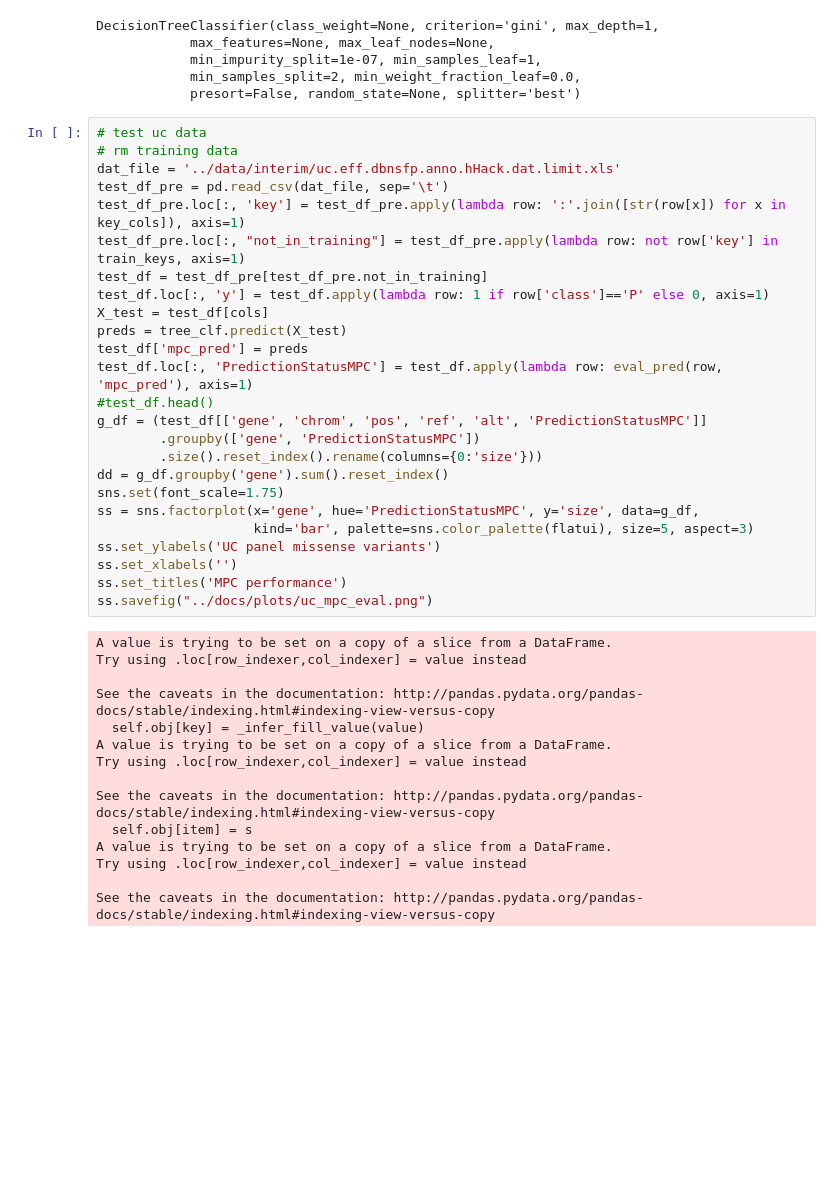
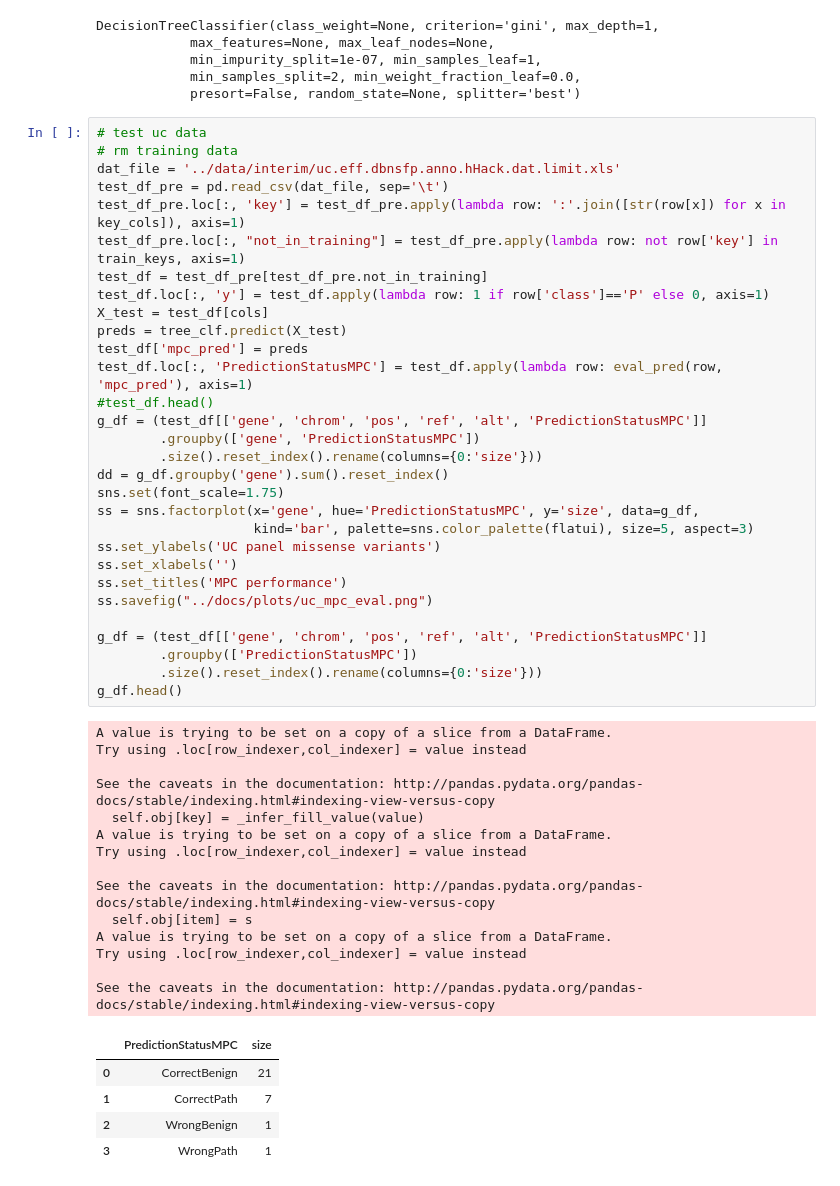
Before and after one commit to samesense/pathopredictor, a Jupyter notebook: notebooks/mpc-eval.ipynb, the cells around one changed output. Drawn from its saved outputs; the diff is of its cells as text; blank space fills up the shorter version.

```diff
--- a/notebooks/mpc-eval.ipynb
+++ b/notebooks/mpc-eval.ipynb
@@ -65,33 +65,43 @@ X_test = test_df[cols]
 preds = tree_clf.predict(X_test)
 test_df['mpc_pred'] = preds
 test_df.loc[:, 'PredictionStatusMPC'] = test_df.apply(lambda row: eval_pred(row, 'mpc_pred'), axis=1)
 #test_df.head()
 g_df = (test_df[['gene', 'chrom', 'pos', 'ref', 'alt', 'PredictionStatusMPC']]
         .groupby(['gene', 'PredictionStatusMPC'])
         .size().reset_index().rename(columns={0:'size'}))
 dd = g_df.groupby('gene').sum().reset_index()
 sns.set(font_scale=1.75)
 ss = sns.factorplot(x='gene', hue='PredictionStatusMPC', y='size', data=g_df,
                     kind='bar', palette=sns.color_palette(flatui), size=5, aspect=3)
 ss.set_ylabels('UC panel missense variants')
 ss.set_xlabels('')
 ss.set_titles('MPC performance')
 ss.savefig("../docs/plots/uc_mpc_eval.png")
+
+g_df = (test_df[['gene', 'chrom', 'pos', 'ref', 'alt', 'PredictionStatusMPC']]
+        .groupby(['PredictionStatusMPC'])
+        .size().reset_index().rename(columns={0:'size'}))
+g_df.head()
 # %% [output]
 A value is trying to be set on a copy of a slice from a DataFrame.
 Try using .loc[row_indexer,col_indexer] = value instead
 
 See the caveats in the documentation: http://pandas.pydata.org/pandas-docs/stable/indexing.html#indexing-view-versus-copy
   self.obj[key] = _infer_fill_value(value)
 A value is trying to be set on a copy of a slice from a DataFrame.
 Try using .loc[row_indexer,col_indexer] = value instead
 
 See the caveats in the documentation: http://pandas.pydata.org/pandas-docs/stable/indexing.html#indexing-view-versus-copy
   self.obj[item] = s
 A value is trying to be set on a copy of a slice from a DataFrame.
 Try using .loc[row_indexer,col_indexer] = value instead
 
 See the caveats in the documentation: http://pandas.pydata.org/pandas-docs/stable/indexing.html#indexing-view-versus-copy
+|  | PredictionStatusMPC | size |
+| 0 | CorrectBenign | 21 |
+| 1 | CorrectPath | 7 |
+| 2 | WrongBenign | 1 |
+| 3 | WrongPath | 1 |
 [figure]
 # %%
 # test clinvar data
```
Also changed, not shown: parts of 4 cells of this notebook, 36 other files.
